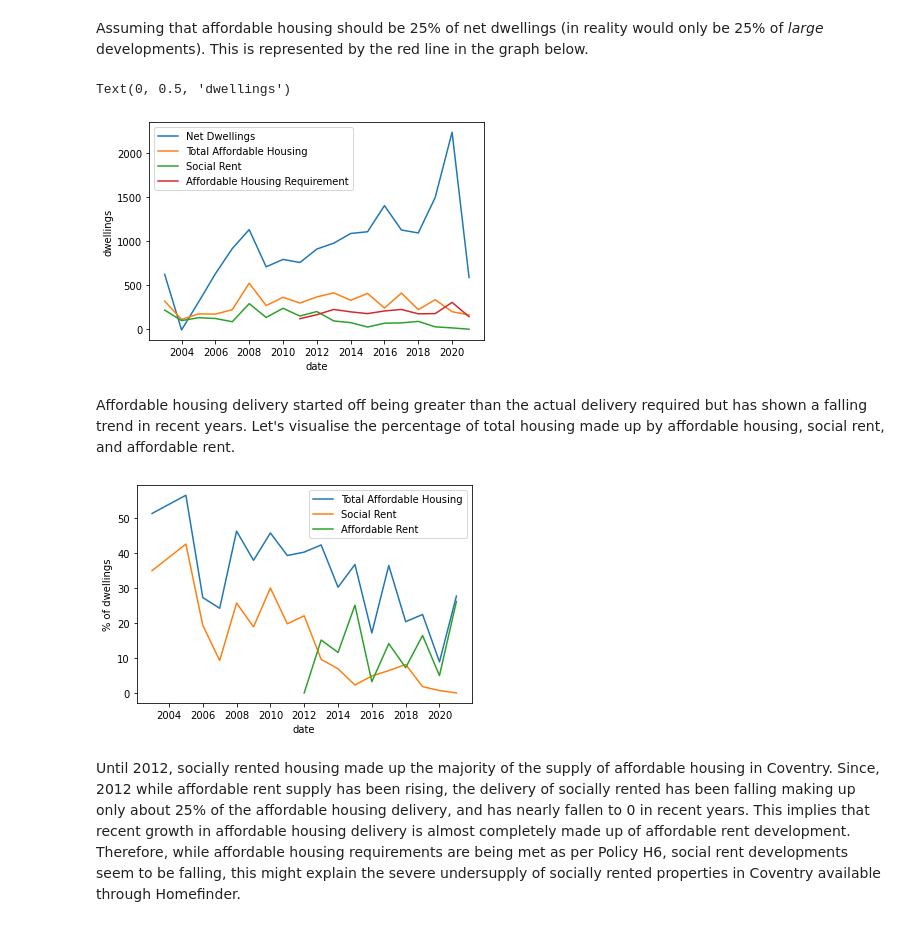
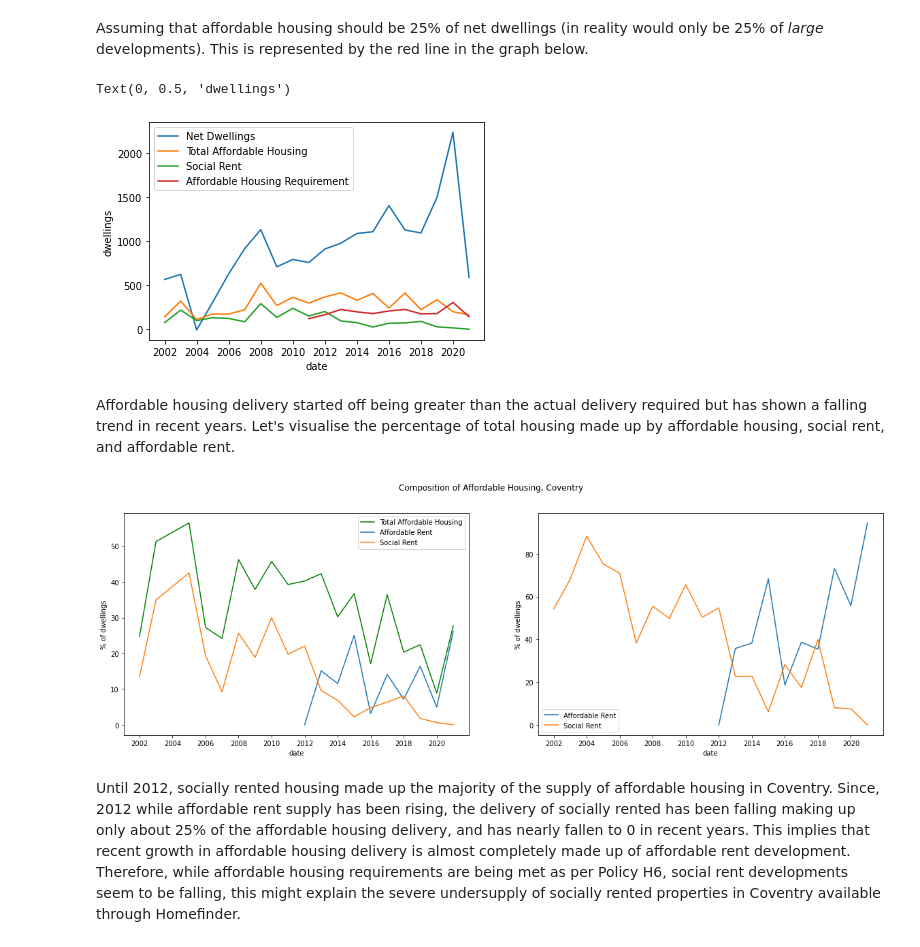
Before and after one commit to potato-bit/RA, a Jupyter notebook: cleaned datasets/analysis_h6.ipynb, the cells around one changed output. Saved outputs shown, nothing was run; the diff lists cells and outputs as text; code cells hidden in the pictures.

```diff
--- a/cleaned datasets/analysis_h6.ipynb
+++ b/cleaned datasets/analysis_h6.ipynb
@@ -196,5 +275,5 @@ dcov.head()
 # %%
-dcov_t = dcov[dcov.loc[:,'year']>2002].copy()
+dcov_t = dcov[dcov.loc[:,'year']>2001].copy()
 # %%
 dcov_t.head()
 # %% [output]
@@ -228,18 +311,24 @@ plt.legend(['Net Dwellings','Total Affordable Housing','Social Rent','Affordable
 plt.ylabel('dwellings')
 # %% [output]
 Text(0, 0.5, 'dwellings')
-[figure, old version]
+[figure, new version]
 # %% [markdown]
 Affordable housing delivery started off being greater than the actual delivery required but has shown a falling trend in recent years. Let's visualise the percentage of total housing made up by affordable housing, social rent, and affordable rent.
 # %%
-fig,ax = plt.subplots()
-ax1 = sns.lineplot(x='date',y='TAR_p',data=dcov_t)
-ax2 = sns.lineplot(x='date',y='SR_p',data=dcov_t)
-ax3 = sns.lineplot(x='date',y='AR_p',data=dcov_t)
-plt.legend(['Total Affordable Housing','Social Rent','Affordable Rent'])
-plt.ylabel('% of dwellings')
+fig1, axs = plt.subplots(1,2,figsize=(20,6))
+ax1 = sns.lineplot(x='date',y='TAR_p',data=dcov_t,ax=axs[0],color='green')
+ax2 = sns.lineplot(x='date',y='AR_p',data=dcov_t,ax=axs[0])
+ax3 = sns.lineplot(x='date',y='SR_p',data=dcov_t,ax=axs[0])
+ax4 = sns.lineplot(x='date',y='AR/TAR',data=dcov_t,ax=axs[1])
+ax5 = sns.lineplot(x='date',y='SR/TAR',data=dcov_t,ax=axs[1])
+axs[0].legend(['Total Affordable Housing','Affordable Rent','Social Rent'])
+axs[0].set_ylabel('% of dwellings')
+axs[1].legend(['Affordable Rent','Social Rent'])
+axs[1].set_ylabel('% of dwellings')
 ax1.invert_yaxis()
+fig1.suptitle('Composition of Affordable Housing, Coventry')
+fig1.set_facecolor('white')
 # %% [output]
-[figure, old version]
+[figure, new version]
 # %% [markdown]
 Until 2012, socially rented housing made up the majority of the supply of affordable housing in Coventry. Since, 2012 while affordable rent supply has been rising, the delivery of socially rented has been falling making up only about 25% of the affordable housing delivery, and has nearly fallen to 0 in recent years. This implies that recent growth in affordable housing delivery is almost completely made up of affordable rent development. Therefore, while affordable housing requirements are being met as per Policy H6, social rent developments seem to be falling, this might explain the severe undersupply of socially rented properties in Coventry available through Homefinder.
```
Also changed, not shown: parts of 42 cells of this notebook.
